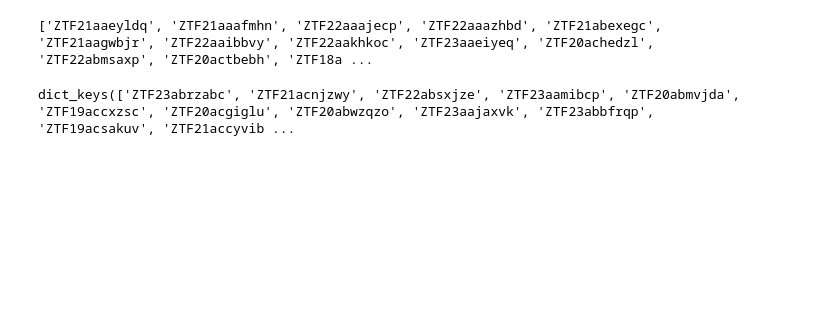
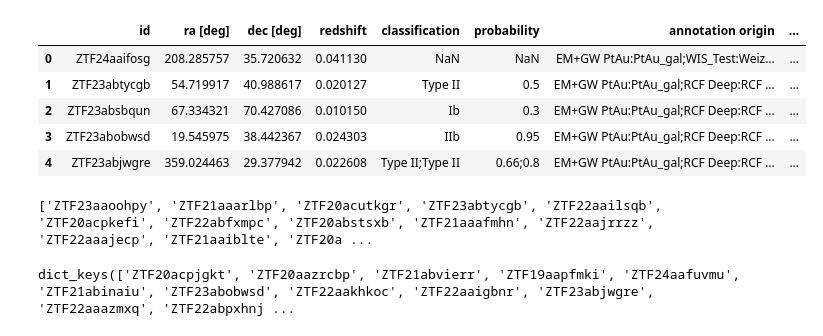
Before and after one commit to tylerbarna/kn-imposters, a Jupyter notebook: example.ipynb, the cells around one changed output. Cells and saved outputs as stored; diff of their text form; code cells hidden in the pictures; blank space fills up the shorter version.

```diff
--- a/example.ipynb
+++ b/example.ipynb
@@ -53,8 +174,19 @@ df_ztfrest = pd.read_csv('ZTFReST.csv')
+# %%
+df_ztfrest = pd.read_csv('ZTFReST.csv')
+ztfredshifts = df_ztfrest.dropna(subset=["redshift"]).copy().reset_index(drop=True)
+ztfredshifts.head()
+# %% [output]
+|  | id | ra [deg] | dec [deg] | redshift | classification | probability | annotation origin | ... |
+| 0 | ZTF24aaifosg | 208.285757 | 35.720632 | 0.041130 | NaN | NaN | EM+GW PtAu:PtAu_gal;WIS_Test:Weiz... | ... |
+| 1 | ZTF23abtycgb | 54.719917 | 40.988617 | 0.020127 | Type II | 0.5 | EM+GW PtAu:PtAu_gal;RCF Deep:RCF ... | ... |
+| 2 | ZTF23absbqun | 67.334321 | 70.427086 | 0.010150 | Ib | 0.3 | EM+GW PtAu:PtAu_gal;RCF Deep:RCF ... | ... |
+| 3 | ZTF23abobwsd | 19.545975 | 38.442367 | 0.024303 | IIb | 0.95 | EM+GW PtAu:PtAu_gal;RCF Deep:RCF ... | ... |
+| 4 | ZTF23abjwgre | 359.024463 | 29.377942 | 0.022608 | Type II;Type II | 0.66;0.8 | EM+GW PtAu:PtAu_gal;RCF Deep:RCF ... | ... |
 # %%
-objIds = list(set(df_ztfrest["id"]))
+objIds = list(set(ztfredshifts["id"]))
 print(objIds)
 # %% [output]
-['ZTF21aaeyldq', 'ZTF21aaafmhn', 'ZTF22aaajecp', 'ZTF22aaazhbd', 'ZTF21abexegc', 'ZTF21aagwbjr', 'ZTF22aaibbvy', 'ZTF22aakhkoc', 'ZTF23aaeiyeq', 'ZTF20achedzl', 'ZTF22abmsaxp', 'ZTF20actbebh', 'ZTF18a ...
+['ZTF23aaoohpy', 'ZTF21aaarlbp', 'ZTF20acutkgr', 'ZTF23abtycgb', 'ZTF22aailsqb', 'ZTF20acpkefi', 'ZTF22abfxmpc', 'ZTF20abstsxb', 'ZTF21aaafmhn', 'ZTF22aajrrzz', 'ZTF22aaajecp', 'ZTF21aaiblte', 'ZTF20a ...
 # %%
 import os
 import json
@@ -86,6 +218,7 @@ for root, dirs, files in os.walk(data_folder):
             with open(file_path, 'r') as f:
                 photometry_dict[folder_name] = json.load(f)
 # %%
-photometry_dict.keys()
+display(photometry_dict.keys())
+lc_dict = {key: pd.DataFrame.from_dict(val) for key, val in photometry_dict.items()}
 # %% [output]
-dict_keys(['ZTF23abrzabc', 'ZTF21acnjzwy', 'ZTF22absxjze', 'ZTF23aamibcp', 'ZTF20abmvjda', 'ZTF19accxzsc', 'ZTF20acgiglu', 'ZTF20abwzqzo', 'ZTF23aajaxvk', 'ZTF23abbfrqp', 'ZTF19acsakuv', 'ZTF21accyvib ...
+dict_keys(['ZTF20acpjgkt', 'ZTF20aazrcbp', 'ZTF21abvierr', 'ZTF19aapfmki', 'ZTF24aafuvmu', 'ZTF21abinaiu', 'ZTF23abobwsd', 'ZTF22aakhkoc', 'ZTF22aaigbnr', 'ZTF23abjwgre', 'ZTF22aaazmxq', 'ZTF22abpxhnj ...
```
Also changed, not shown: parts of 12 cells of this notebook, 7 other files.
